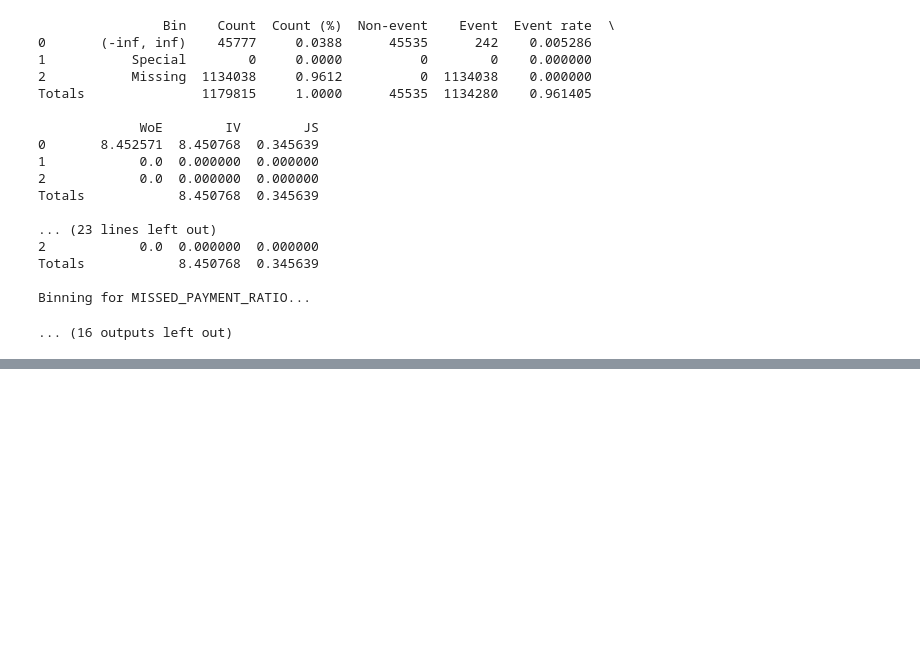
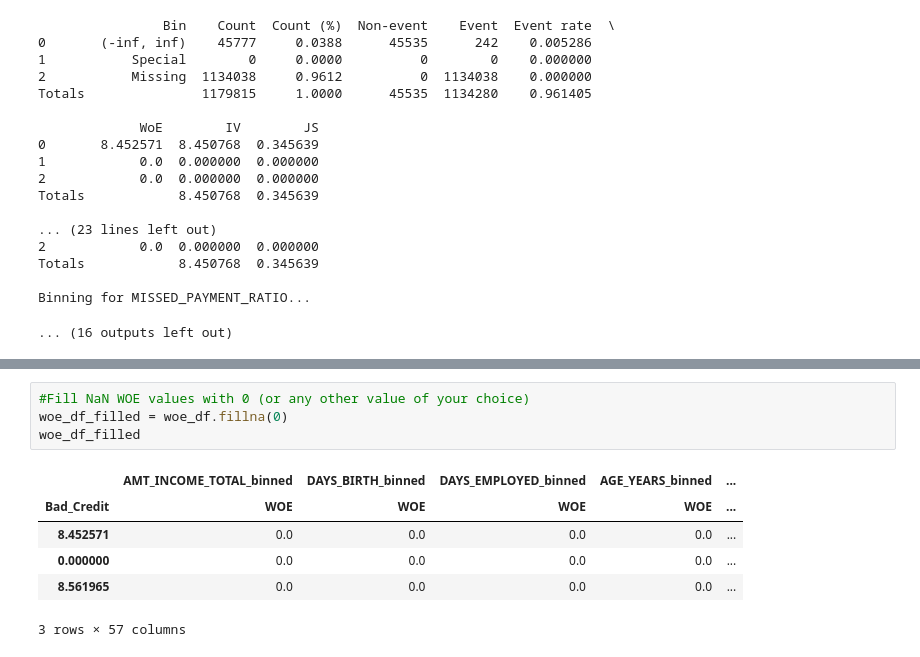
Before and after one commit to mabhipsa12/Scorecard-Project, a Jupyter notebook: scorecard_project.ipynb, the cells around one changed output, grey strips where cells are left out. Saved outputs shown, nothing was run; the diff lists cells and outputs as text; blank space fills up the shorter version.

```diff
--- a/scorecard_project.ipynb
+++ b/scorecard_project.ipynb
@@ -646,0 +729,11 @@ Binning for MISSED_PAYMENT_RATIO...
+# %%
+#Fill NaN WOE values with 0 (or any other value of your choice)
+woe_df_filled = woe_df.fillna(0)
+woe_df_filled
+# %% [output]
+|  | AMT_INCOME_TOTAL_binned | DAYS_BIRTH_binned | DAYS_EMPLOYED_binned | AGE_YEARS_binned | ... |
+| Bad_Credit | WOE | WOE | WOE | WOE | ... |
+| 8.452571 | 0.0 | 0.0 | 0.0 | 0.0 | ... |
+| 0.000000 | 0.0 | 0.0 | 0.0 | 0.0 | ... |
+| 8.561965 | 0.0 | 0.0 | 0.0 | 0.0 | ... |
+3 rows × 57 columns
```
Also changed, not shown: parts of 4 cells of this notebook.
